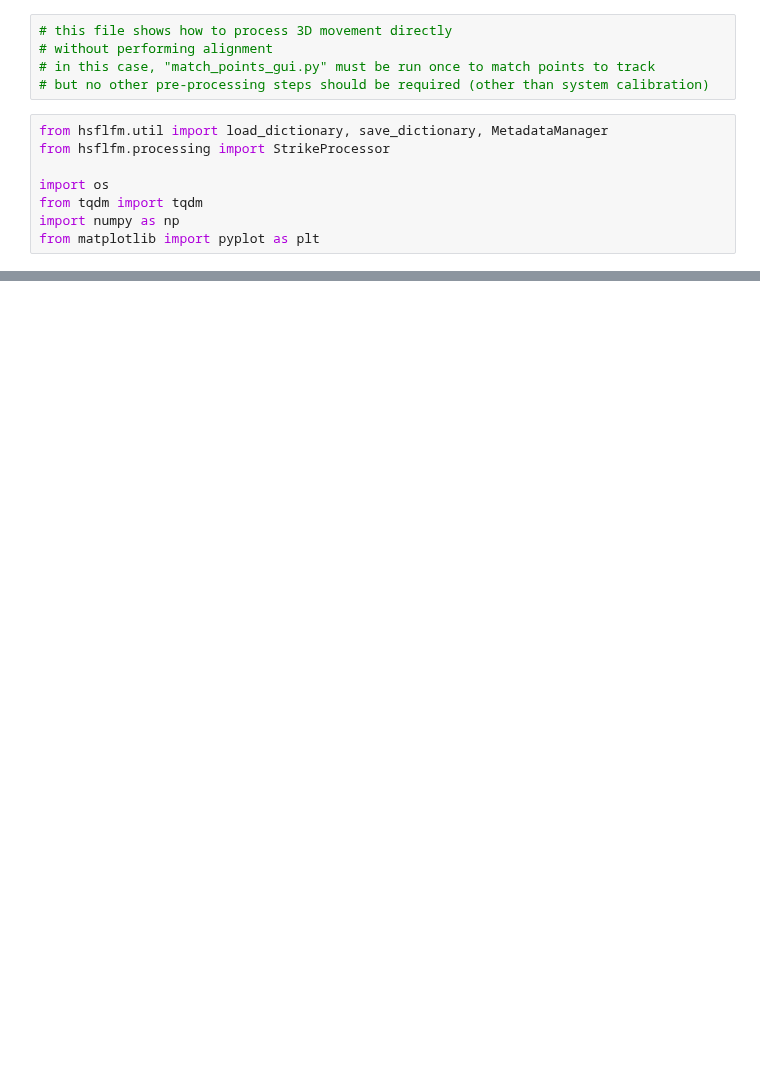
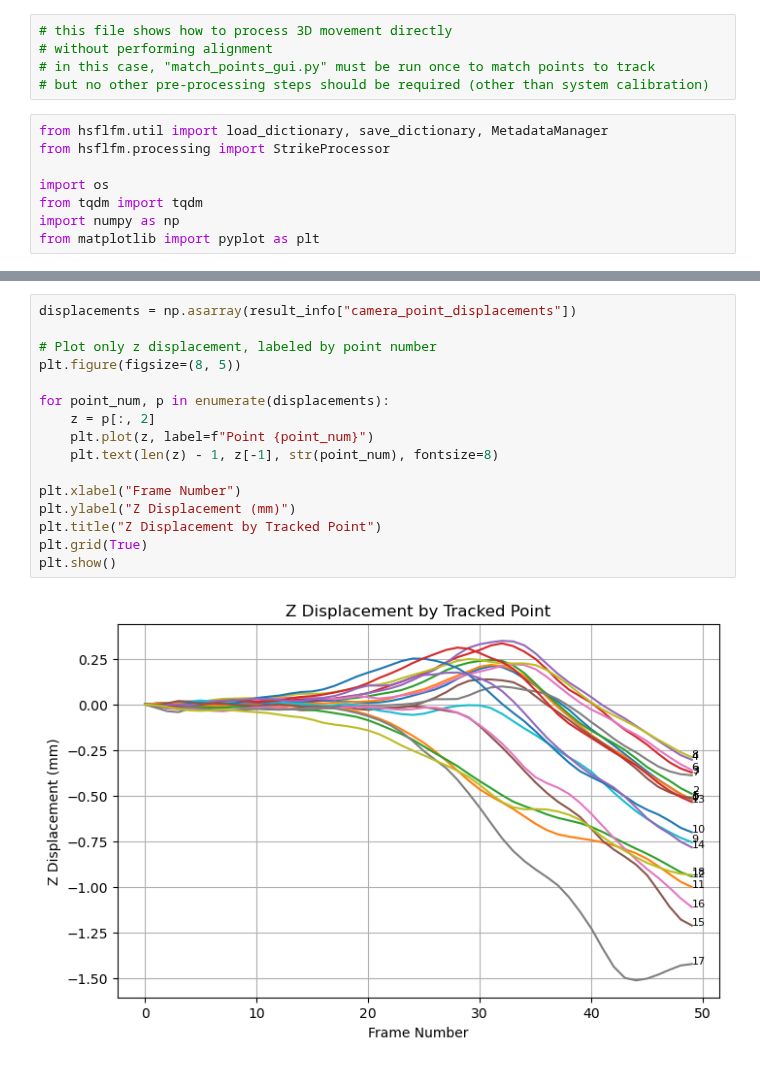
Before and after one commit to avaduri/HighSpeedFLFM_JumpingDisks, a Jupyter notebook: processing_scripts/process_without_alignment.ipynb, the cells around one changed output, grey strips where cells are left out. Drawn from its saved outputs; the diff is of its cells as text; blank space fills up the shorter version.

```diff
--- a/processing_scripts/process_without_alignment.ipynb
+++ b/processing_scripts/process_without_alignment.ipynb
@@ -95,0 +108,18 @@ for dim, color in enumerate(["red", "blue", "green"]):
+# %%
+displacements = np.asarray(result_info["camera_point_displacements"])
+
+# Plot only z displacement, labeled by point number
+plt.figure(figsize=(8, 5))
+
+for point_num, p in enumerate(displacements):
+    z = p[:, 2]
+    plt.plot(z, label=f"Point {point_num}")
+    plt.text(len(z) - 1, z[-1], str(point_num), fontsize=8)
+
+plt.xlabel("Frame Number")
+plt.ylabel("Z Displacement (mm)")
+plt.title("Z Displacement by Tracked Point")
+plt.grid(True)
+plt.show()
+# %% [output]
+[figure, added]
```
Also changed, not shown: parts of 10 cells of this notebook, 12 other files.
